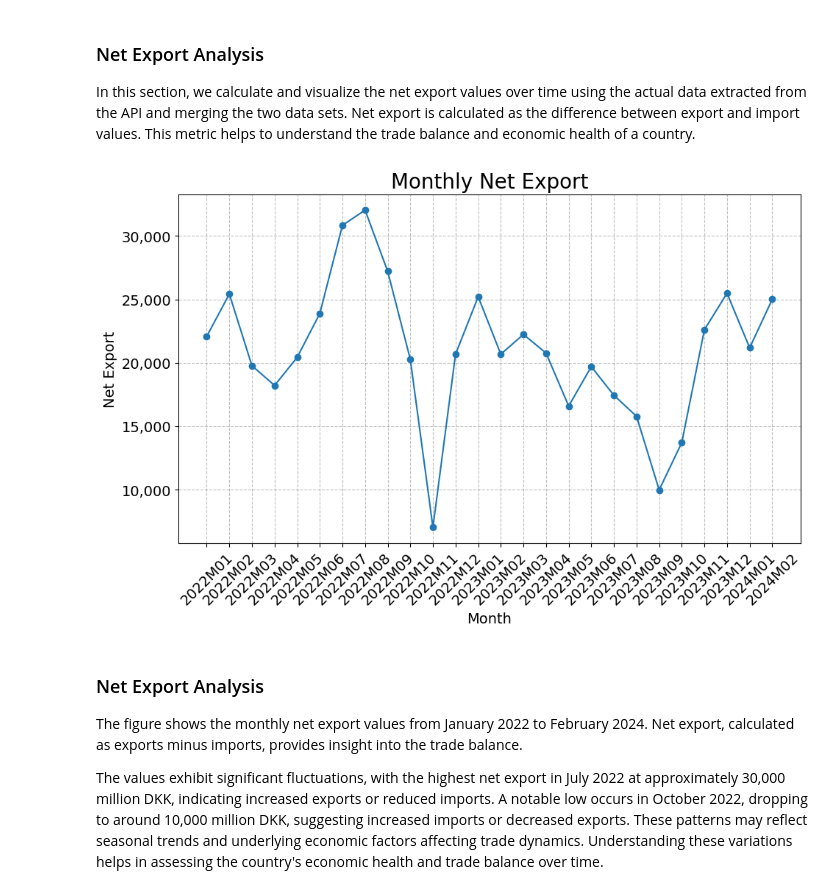
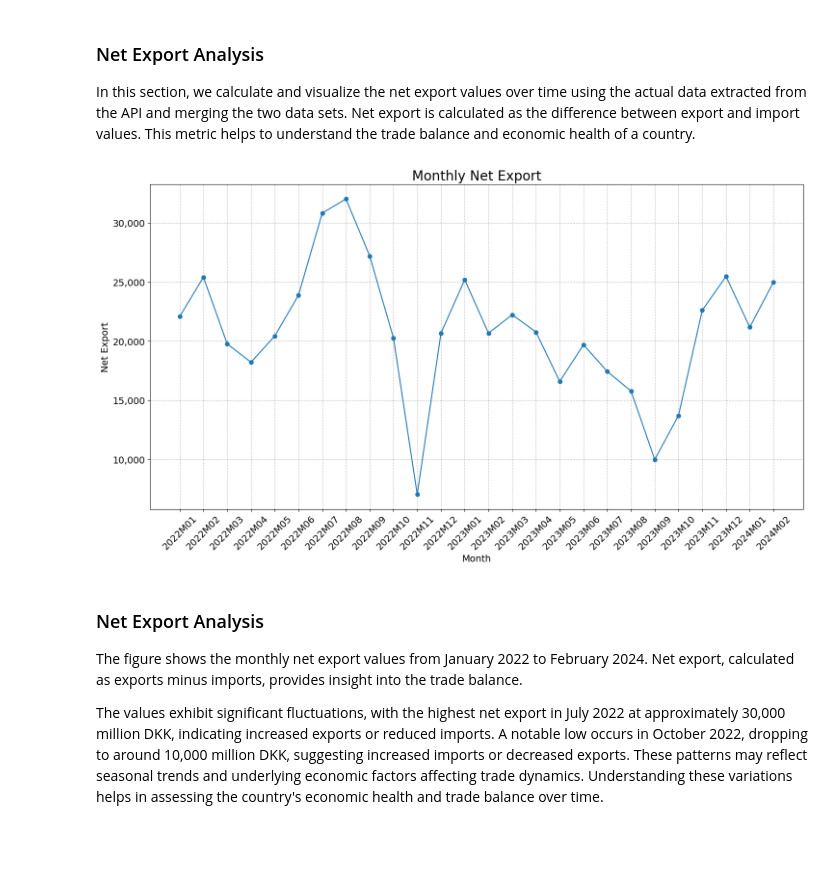
Before and after one commit to NumEconCopenhagen/projects-2024-ccc, a Jupyter notebook: dataproject/dataproject.ipynb, the cells around one changed output. Saved outputs shown, nothing was run; the diff lists cells and outputs as text; code cells hidden in the pictures; blank space fills up the shorter version.

```diff
--- a/dataproject/dataproject.ipynb
+++ b/dataproject/dataproject.ipynb
@@ -146,27 +194,27 @@ In this section, we calculate and visualize the net export values over time usin
 # %%
 
 # Calculate net export (export - import)
 merged = Export_data['INDHOLD'] - data['INDHOLD']
 
 # Plotting Net Export Values
-plt.figure(figsize=(10, 6))
+plt.figure(figsize=(15, 8))
 plt.plot(Export_data['TID'], merged,  marker='o')  # Plot the line graph with markers
 
 # Format the y-axis labels with commas for thousands
 plt.gca().get_yaxis().set_major_formatter(
     plt.matplotlib.ticker.FuncFormatter(lambda x, p: format(int(x), ',')))
 
 plt.title('Monthly Net Export', fontsize=20)  # Set the title of the graph
 plt.xlabel('Month', fontsize=14)  # Set the label for the x-axis
 plt.ylabel('Net Export', fontsize=14)  # Set the label for the y-axis
 
 plt.grid(True)  # Enable the grid
 plt.tight_layout()  # Adjust the layout
 plt.xticks(rotation=45)  # Rotate the x-axis labels for better readability
 
 plt.show()  # Display the graph
 # %% [output]
-[figure, old version]
+[figure, new version]
 # %% [markdown]
 ### Net Export Analysis
 
```
Also changed, not shown: parts of 4 cells of this notebook.
